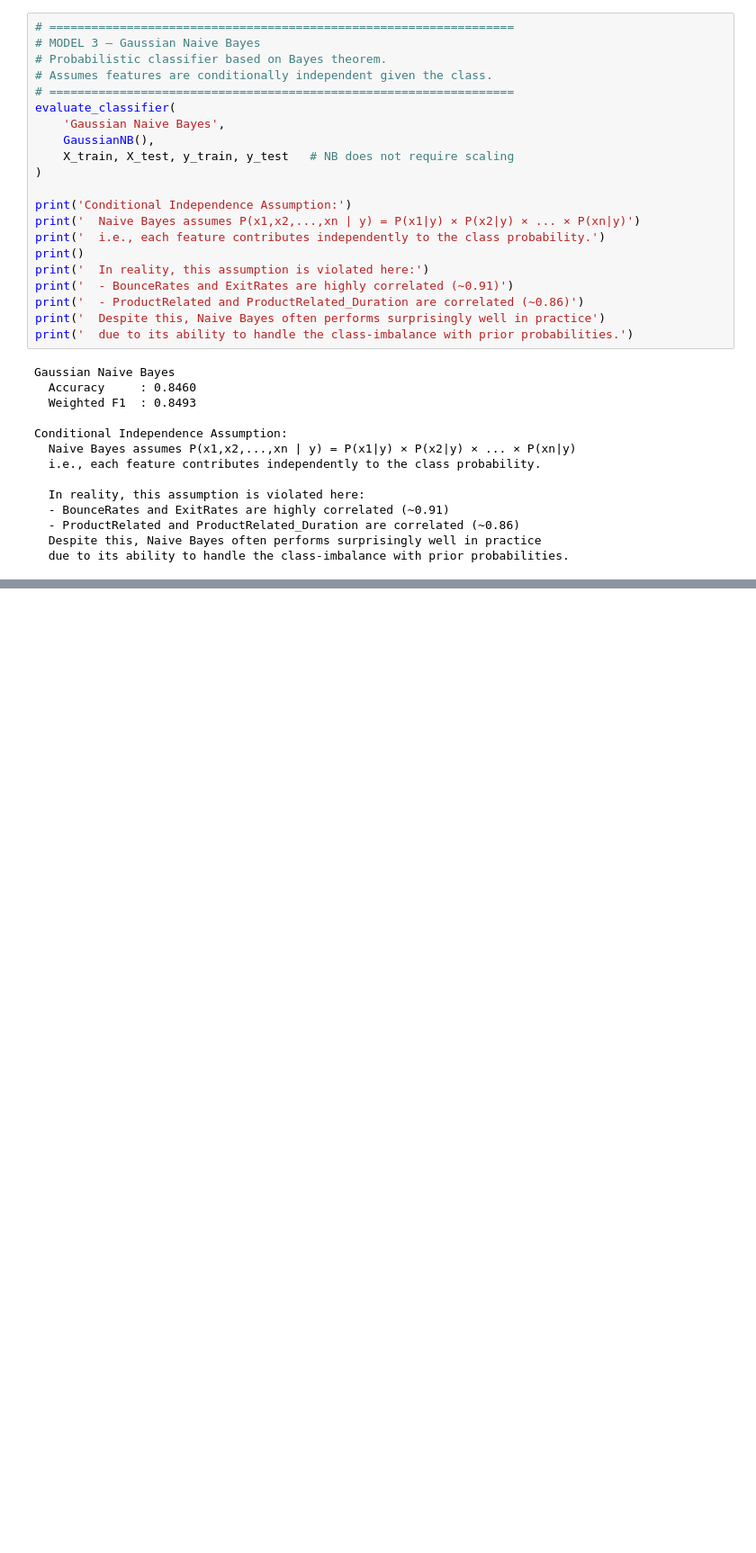
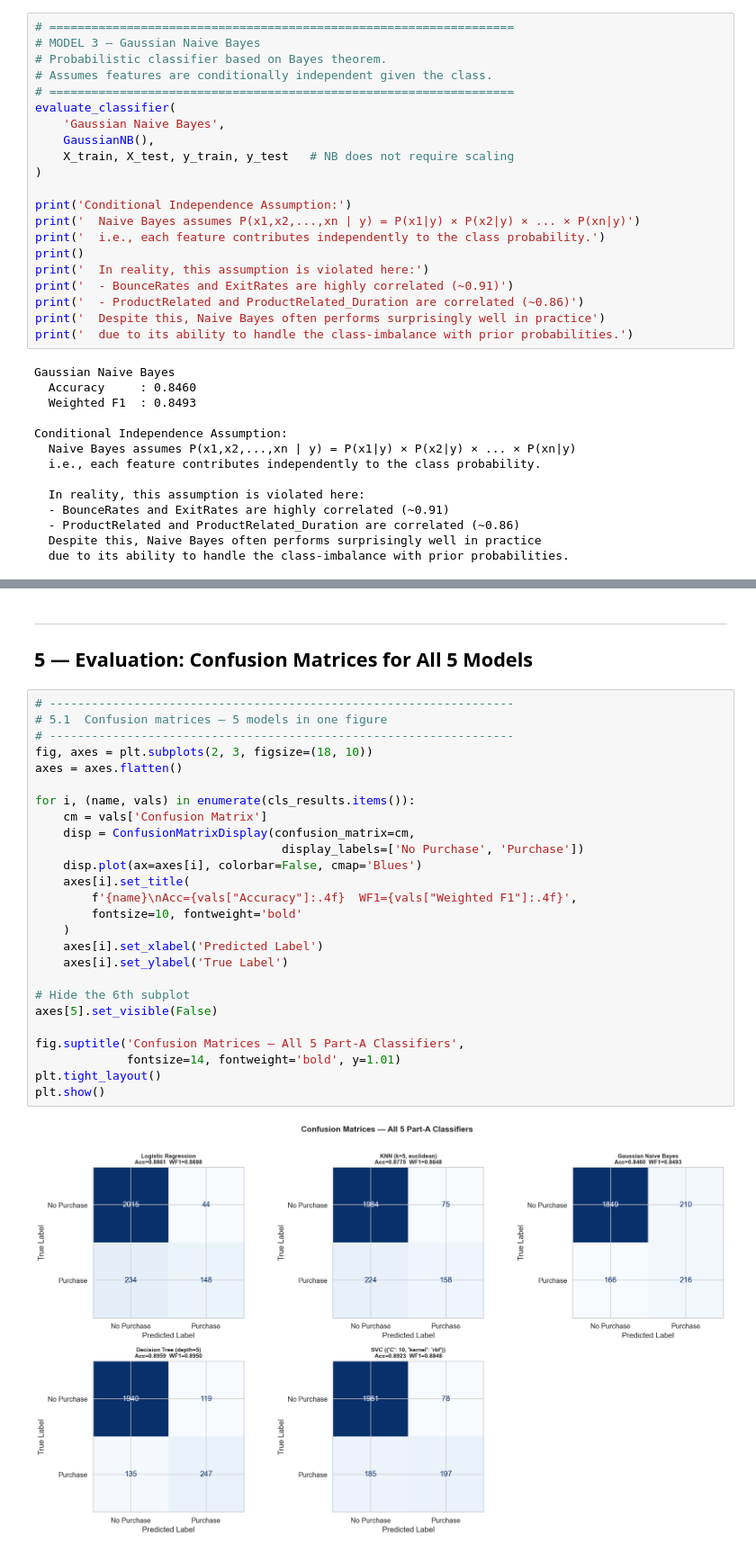
Before and after one commit to gauresh1036/ML_Capstone, a Jupyter notebook: notebooks/classification.ipynb, the cells around one changed output, grey strips where cells are left out. Shown at 90% size. Saved outputs shown, nothing was run; the diff lists cells and outputs as text; blank space fills up the shorter version.

```diff
--- a/notebooks/classification.ipynb
+++ b/notebooks/classification.ipynb
@@ -763,0 +901,31 @@ Conditional Independence Assumption:
+# %% [markdown]
+---
+## 5 — Evaluation: Confusion Matrices for All 5 Models
+# %%
+# ------------------------------------------------------------------
+# 5.1  Confusion matrices — 5 models in one figure
+# ------------------------------------------------------------------
+fig, axes = plt.subplots(2, 3, figsize=(18, 10))
+axes = axes.flatten()
+
+for i, (name, vals) in enumerate(cls_results.items()):
+    cm = vals['Confusion Matrix']
+    disp = ConfusionMatrixDisplay(confusion_matrix=cm,
+                                   display_labels=['No Purchase', 'Purchase'])
+    disp.plot(ax=axes[i], colorbar=False, cmap='Blues')
+    axes[i].set_title(
+        f'{name}\nAcc={vals["Accuracy"]:.4f}  WF1={vals["Weighted F1"]:.4f}',
+        fontsize=10, fontweight='bold'
+    )
+    axes[i].set_xlabel('Predicted Label')
+    axes[i].set_ylabel('True Label')
+
+# Hide the 6th subplot
+axes[5].set_visible(False)
+
+fig.suptitle('Confusion Matrices — All 5 Part-A Classifiers',
+             fontsize=14, fontweight='bold', y=1.01)
+plt.tight_layout()
+plt.show()
+# %% [output]
+[figure, added]
```
Also changed, not shown: parts of 8 cells of this notebook, 1 other file.
